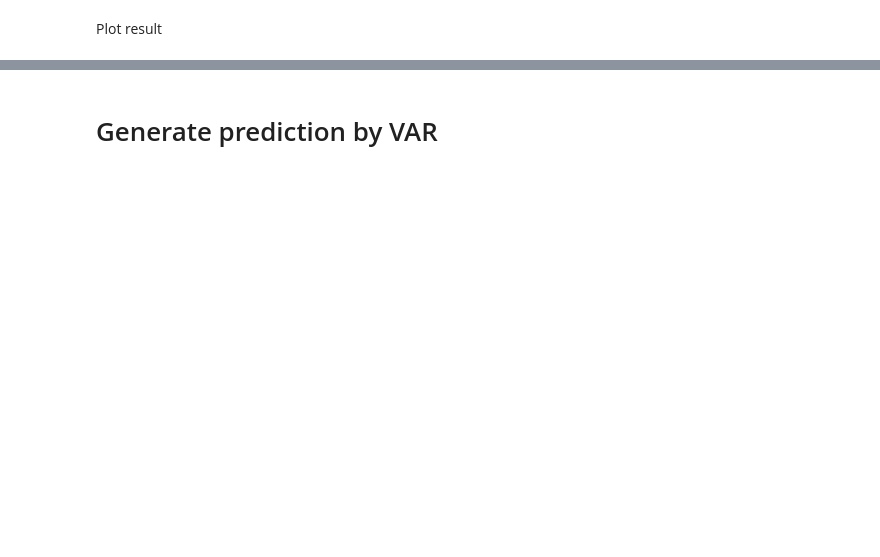
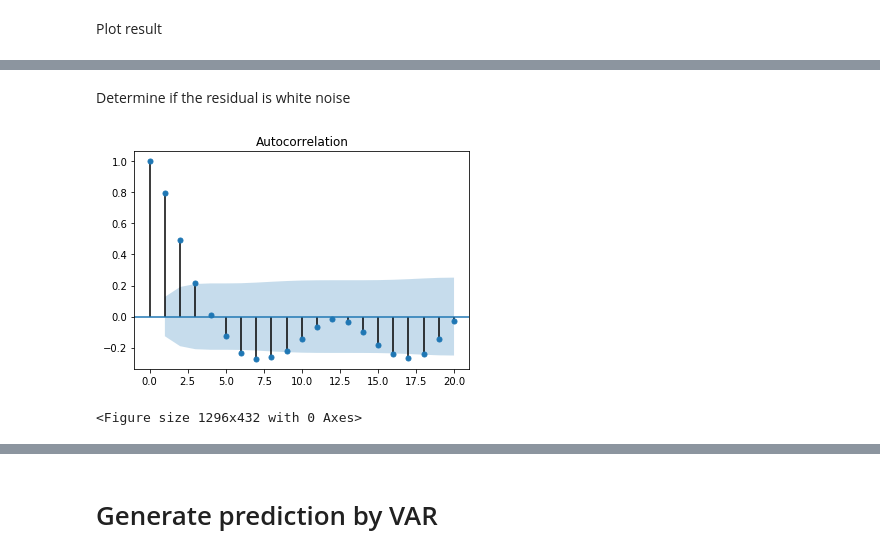
Before and after one commit to Orbis36/2020ICM-MCM, a Jupyter notebook: Time series Prediction/Tranditional_ARMA_Model.ipynb, the cells around one changed output, grey strips where cells are left out. Saved outputs shown, nothing was run; the diff lists cells and outputs as text; code cells hidden in the pictures; blank space fills up the shorter version.

```diff
--- a/Time series Prediction/Tranditional_ARMA_Model.ipynb
+++ b/Time series Prediction/Tranditional_ARMA_Model.ipynb
@@ -175,0 +184,11 @@ plt.show()
+# %% [markdown]
+Determine if the residual is white noise
+# %%
+Residual = diff_1_list - NewFrame[1:]
+plot_acf(Residual['PT08.S1(CO)'],lags=20)
+plt.figure(figsize=(18, 6))
+plt.show()
+print(Residual)
+# %% [output]
+[figure, added]
+<Figure size 1296x432 with 0 Axes>
```
Also changed, not shown: parts of 18 cells of this notebook.
